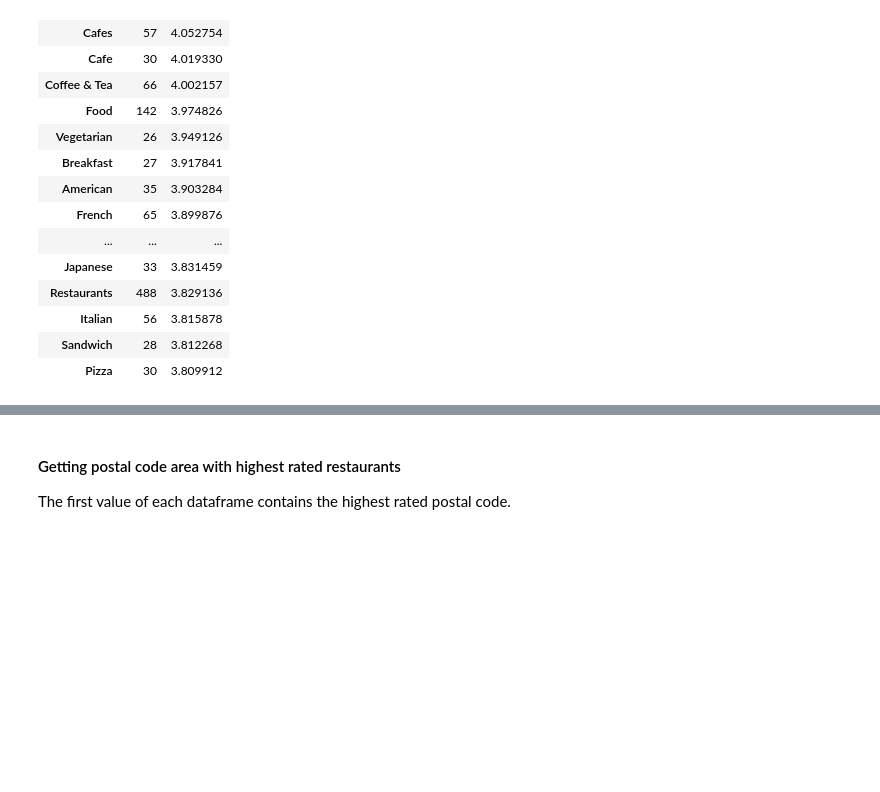
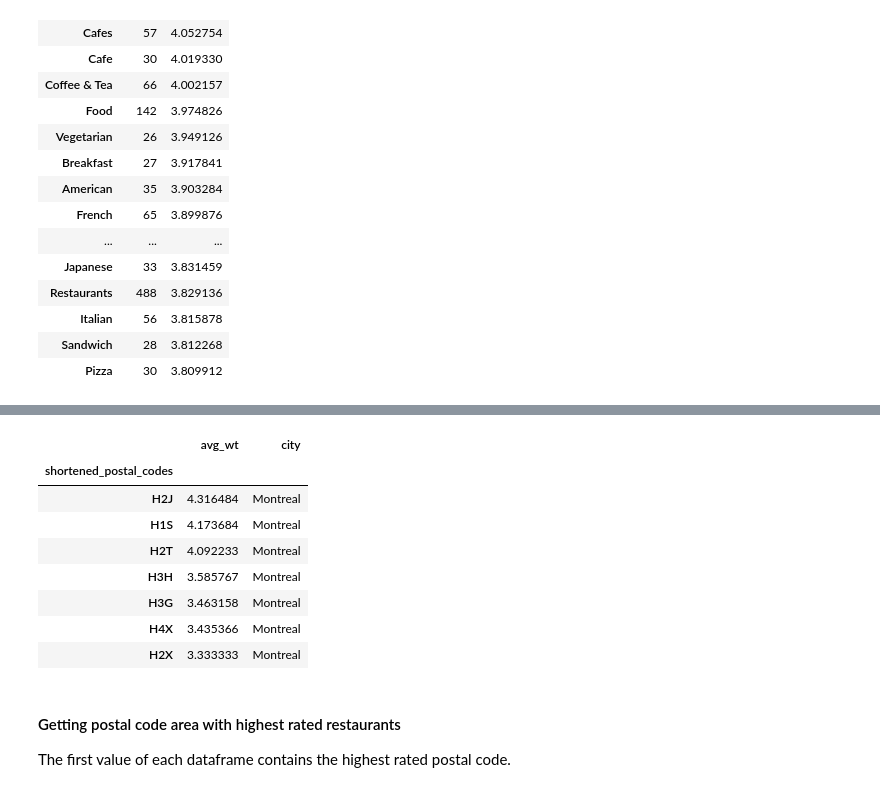
Before and after one commit to avneetgill/ensf544Project, a Jupyter notebook: Phase1.ipynb, the cells around one changed output, grey strips where cells are left out. Drawn from its saved outputs; the diff is of its cells as text; code cells hidden in the pictures; blank space fills up the shorter version.

```diff
--- a/Phase1.ipynb
+++ b/Phase1.ipynb
@@ -855,3 +847,17 @@ q1_montreal_df
+# %%
+q1_montreal_df['city'] = "Montreal"
+q1_montreal_df = q1_montreal_df.drop(['num_ratings','rating','review_count','stars','total_ratings','y_wt_rate','yelp_wt','z_wt_rate','zomato_wt'],1)
+q1_montreal_df
+# %% [output]
+|  | avg_wt | city |
+| shortened_postal_codes |  |  |
+| H2J | 4.316484 | Montreal |
+| H1S | 4.173684 | Montreal |
+| H2T | 4.092233 | Montreal |
+| H3H | 3.585767 | Montreal |
+| H3G | 3.463158 | Montreal |
+| H4X | 3.435366 | Montreal |
+| H2X | 3.333333 | Montreal |
 # %% [markdown]
 #### Getting postal code area with highest rated restaurants
 
```
Also changed, not shown: parts of 12 cells of this notebook.
